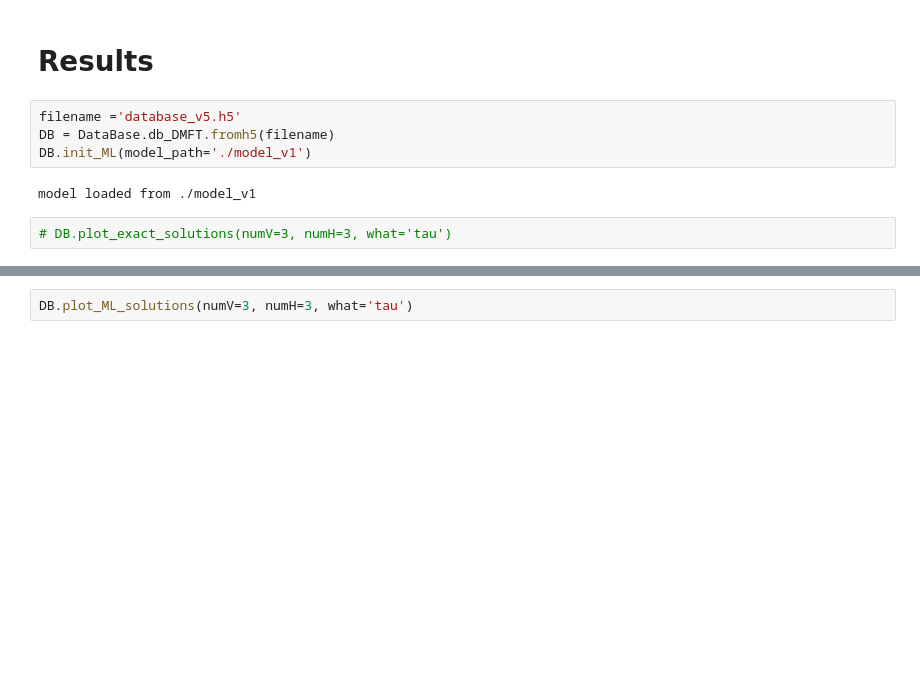
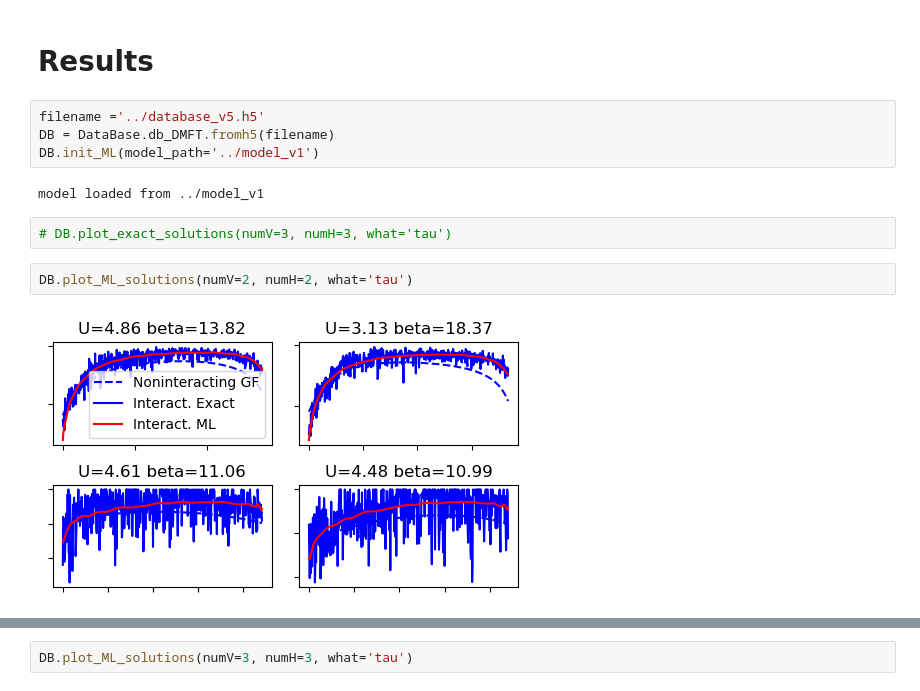
Before and after one commit to EgorcaA/gf2ML, a Jupyter notebook: gf2ML.ipynb, the cells around one changed output, grey strips where cells are left out. Saved outputs shown, nothing was run; the diff lists cells and outputs as text; blank space fills up the shorter version.

```diff
--- a/gf2ML.ipynb
+++ b/gf2ML.ipynb
@@ -151,10 +255,14 @@ DB_get.plot_exact_solutions(numV=2, numH=2, what='tau')
 # %% [markdown]
 # Results
 # %%
-filename ='database_v5.h5'
+filename ='../database_v5.h5'
 DB = DataBase.db_DMFT.fromh5(filename)
-DB.init_ML(model_path='./model_v1')
+DB.init_ML(model_path='../model_v1')
 # %% [output]
-model loaded from ./model_v1
+model loaded from ../model_v1
 # %%
 # DB.plot_exact_solutions(numV=3, numH=3, what='tau')
+# %%
+DB.plot_ML_solutions(numV=2, numH=2, what='tau')
+# %% [output]
+[figure, added]
```
Also changed, not shown: parts of 8 cells of this notebook, 19 other files.
